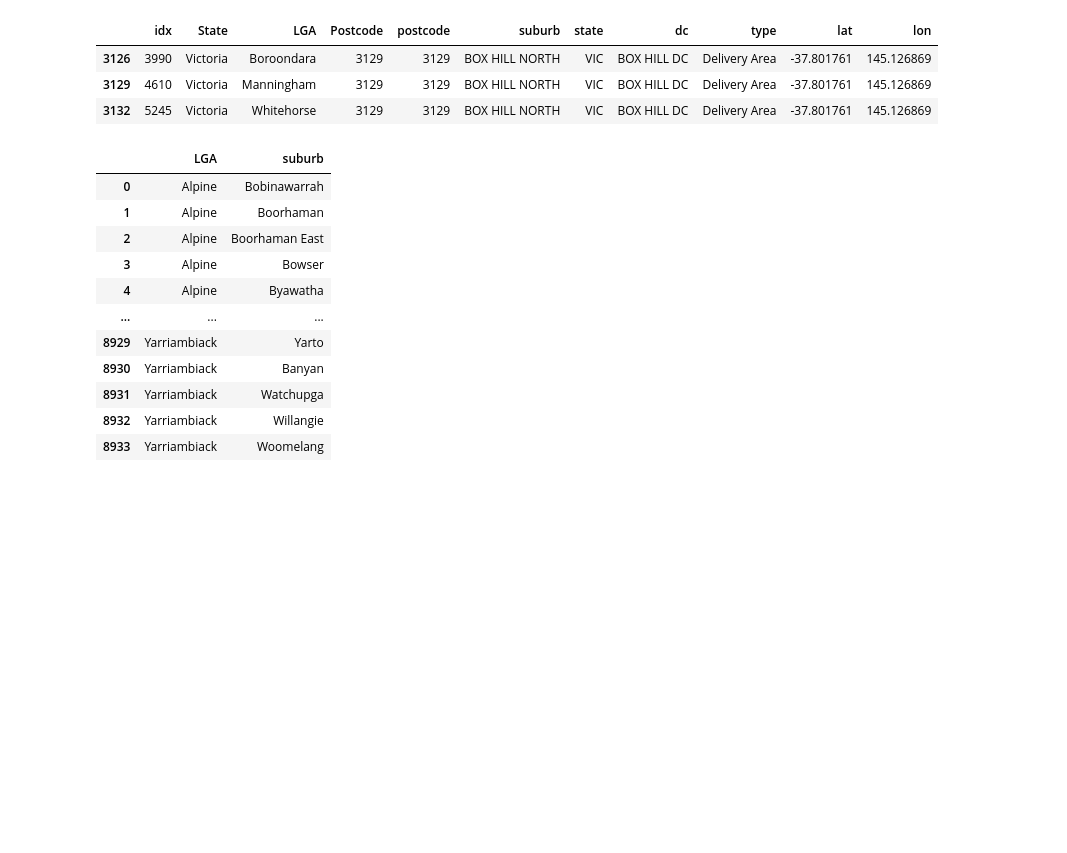
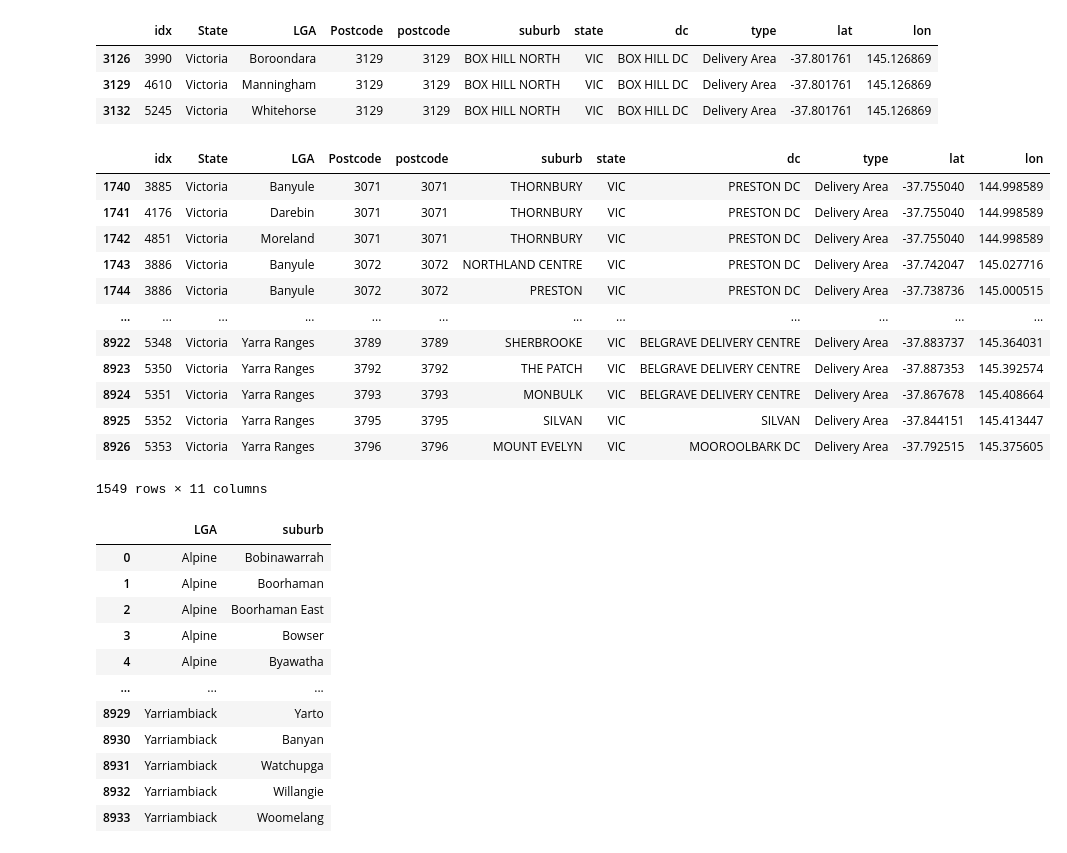
Before and after one commit to GuyDavis1/Week-9-Homework, a Jupyter notebook: data/cleaning.ipynb, the cells around one changed output. Saved outputs shown, nothing was run; the diff lists cells and outputs as text; code cells hidden in the pictures; blank space fills up the shorter version.

Commit message:
subseted metro
subsetted metro postcodes

```diff
--- a/data/cleaning.ipynb
+++ b/data/cleaning.ipynb
@@ -73,6 +73,36 @@ prop[prop.suburb=="BOX HILL NORTH"]
 | 3126 | 3990 | Victoria | Boroondara | 3129 | 3129 | BOX HILL NORTH | VIC | BOX HILL DC | Delivery Area | -37.801761 | 145.126869 |
 | 3129 | 4610 | Victoria | Manningham | 3129 | 3129 | BOX HILL NORTH | VIC | BOX HILL DC | Delivery Area | -37.801761 | 145.126869 |
 | 3132 | 5245 | Victoria | Whitehorse | 3129 | 3129 | BOX HILL NORTH | VIC | BOX HILL DC | Delivery Area | -37.801761 | 145.126869 |
+# %%
+
+propprop[prop.Postcode.between(3000,3211)|
+    prop.Postcode.between(3335,3336)|
+    prop.Postcode.between(3338,3338)|
+    prop.Postcode.between(3427,3429)|
+    prop.Postcode.between(3750,3752)|
+    prop.Postcode.between(3754,3755)|
+    prop.Postcode.between(3759,3761)|
+    prop.Postcode.between(3765,3775)|
+    prop.Postcode.between(3781,3787)|
+    prop.Postcode.between(3788,3815)|
+    prop.Postcode.between(3910,3920)|
+    prop.Postcode.between(3926,3944)|
+    prop.Postcode.between(3975,3978)|
+    prop.Postcode.between(3980,3980)]
+# %% [output]
+|  | idx | State | LGA | Postcode | postcode | suburb | state | dc | type | lat | lon |
+| 1740 | 3885 | Victoria | Banyule | 3071 | 3071 | THORNBURY | VIC | PRESTON DC | Delivery Area | -37.755040 | 144.998589 |
+| 1741 | 4176 | Victoria | Darebin | 3071 | 3071 | THORNBURY | VIC | PRESTON DC | Delivery Area | -37.755040 | 144.998589 |
+| 1742 | 4851 | Victoria | Moreland | 3071 | 3071 | THORNBURY | VIC | PRESTON DC | Delivery Area | -37.755040 | 144.998589 |
+| 1743 | 3886 | Victoria | Banyule | 3072 | 3072 | NORTHLAND CENTRE | VIC | PRESTON DC | Delivery Area | -37.742047 | 145.027716 |
+| 1744 | 3886 | Victoria | Banyule | 3072 | 3072 | PRESTON | VIC | PRESTON DC | Delivery Area | -37.738736 | 145.000515 |
+| ... | ... | ... | ... | ... | ... | ... | ... | ... | ... | ... | ... |
+| 8922 | 5348 | Victoria | Yarra Ranges | 3789 | 3789 | SHERBROOKE | VIC | BELGRAVE DELIVERY CENTRE | Delivery Area | -37.883737 | 145.364031 |
+| 8923 | 5350 | Victoria | Yarra Ranges | 3792 | 3792 | THE PATCH | VIC | BELGRAVE DELIVERY CENTRE | Delivery Area | -37.887353 | 145.392574 |
+| 8924 | 5351 | Victoria | Yarra Ranges | 3793 | 3793 | MONBULK | VIC | BELGRAVE DELIVERY CENTRE | Delivery Area | -37.867678 | 145.408664 |
+| 8925 | 5352 | Victoria | Yarra Ranges | 3795 | 3795 | SILVAN | VIC | SILVAN | Delivery Area | -37.844151 | 145.413447 |
+| 8926 | 5353 | Victoria | Yarra Ranges | 3796 | 3796 | MOUNT EVELYN | VIC | MOOROOLBARK DC | Delivery Area | -37.792515 | 145.375605 |
+1549 rows × 11 columns
 # %%
 prop=prop[["LGA","suburb"]].drop_duplicates()
 prop.suburb=prop.suburb.str.title()
```
Also changed, not shown: parts of 1 cell of this notebook, 1 other file.
